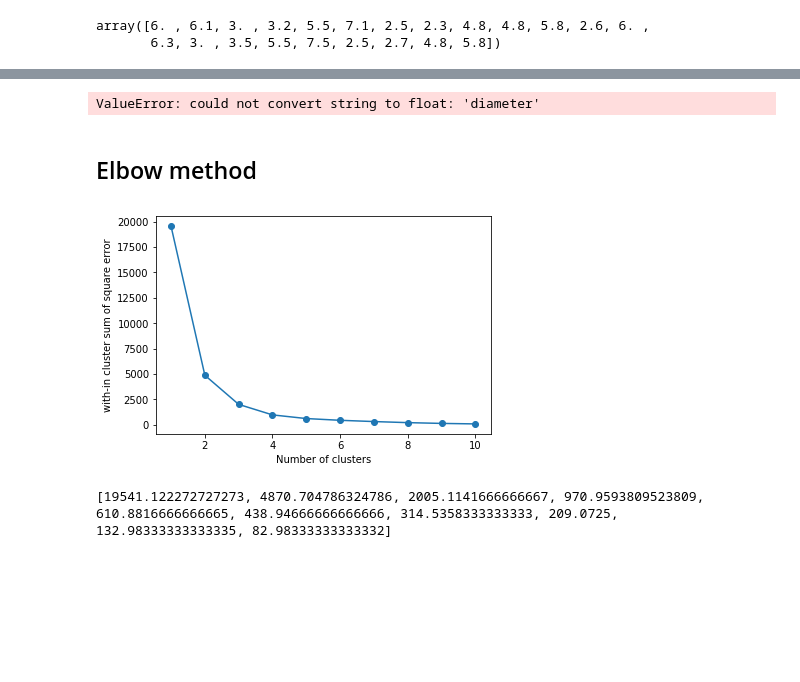
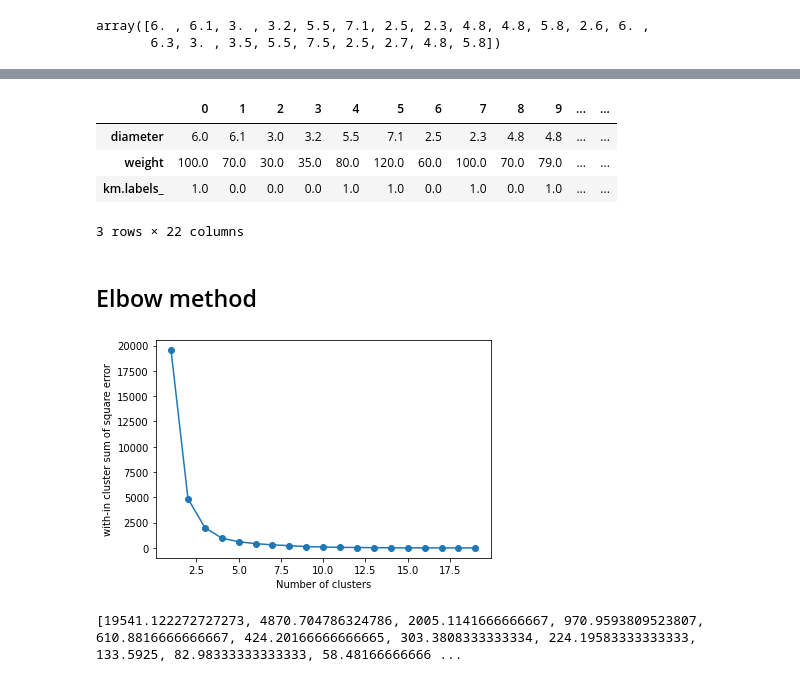
Before and after one commit to KSunnySinghRajput/Ai, a Jupyter notebook: 3.ML(ScikitLearn)/11.KMean.ipynb, the cells around one changed output, grey strips where cells are left out. Cells and saved outputs as stored; diff of their text form; code cells hidden in the pictures; blank space fills up the shorter version.

```diff
--- a/3.ML(ScikitLearn)/11.KMean.ipynb
+++ b/3.ML(ScikitLearn)/11.KMean.ipynb
@@ -52,7 +52,7 @@ SSE centriods considered as final centroids.
 ### Program(Python)
 # %%
 import pandas as pd
-df=pd.read_csv('B:/dataset/fruits_cluster.csv')
+df=pd.read_csv('_dataset/Dataset-KMean/fruits_cluster.csv')
 df.head()
 # %% [output]
 |  | diameter | weight |
@@ -128,26 +165,30 @@ AttributeError: 'DataFrame' object has no attribute 'diameter'
 # %%
-import numpy  as np
-a=np.array(b,dtype='float')
-b=np.array(['diameter','weight','km.labels_'])
-import pandas as pd
-df=pd.DataFrame(b,index=a).T
-df
+c=np.array(['diameter','weight','km.labels_'])
+df2=pd.DataFrame(b,index=c)
+df2
 # %% [output]
+|  | 0 | 1 | 2 | 3 | 4 | 5 | 6 | 7 | 8 | 9 | ... | ... |
+| diameter | 6.0 | 6.1 | 3.0 | 3.2 | 5.5 | 7.1 | 2.5 | 2.3 | 4.8 | 4.8 | ... | ... |
+| weight | 100.0 | 70.0 | 30.0 | 35.0 | 80.0 | 120.0 | 60.0 | 100.0 | 70.0 | 79.0 | ... | ... |
+| km.labels_ | 1.0 | 0.0 | 0.0 | 0.0 | 1.0 | 1.0 | 0.0 | 1.0 | 0.0 | 1.0 | ... | ... |
-ValueError: could not convert string to float: 'diameter'
+3 rows × 22 columns
 # %% [markdown]
 ## Elbow method
+# %%
+WSSE = []
+clusterSize= range(1,20)
 # %%
-WSSE = []
-for i in range(1,11):
+for i in clusterSize:
     km = KMeans(n_clusters=i)
     km.fit(df.values)
     WSSE.append(km.inertia_)
-plt.plot(range(1,11),WSSE,marker='o')
+
+
+plt.plot(clusterSize,WSSE,marker='o')
 plt.xlabel('Number of clusters')
 plt.ylabel('with-in cluster sum of square error')
 plt.show()
-
 print(WSSE)
 # %% [output]
-[figure, old version]
+[figure, new version]
-[19541.122272727273, 4870.704786324786, 2005.1141666666667, 970.9593809523809, 610.8816666666665, 438.94666666666666, 314.5358333333333, 209.0725, 132.98333333333335, 82.98333333333332]
+[19541.122272727273, 4870.704786324786, 2005.1141666666667, 970.9593809523807, 610.8816666666667, 424.20166666666665, 303.3808333333334, 224.19583333333333, 133.5925, 82.98333333333333, 58.48166666666 ...
```
Also changed, not shown: parts of 19 cells of this notebook, 4 other files.
